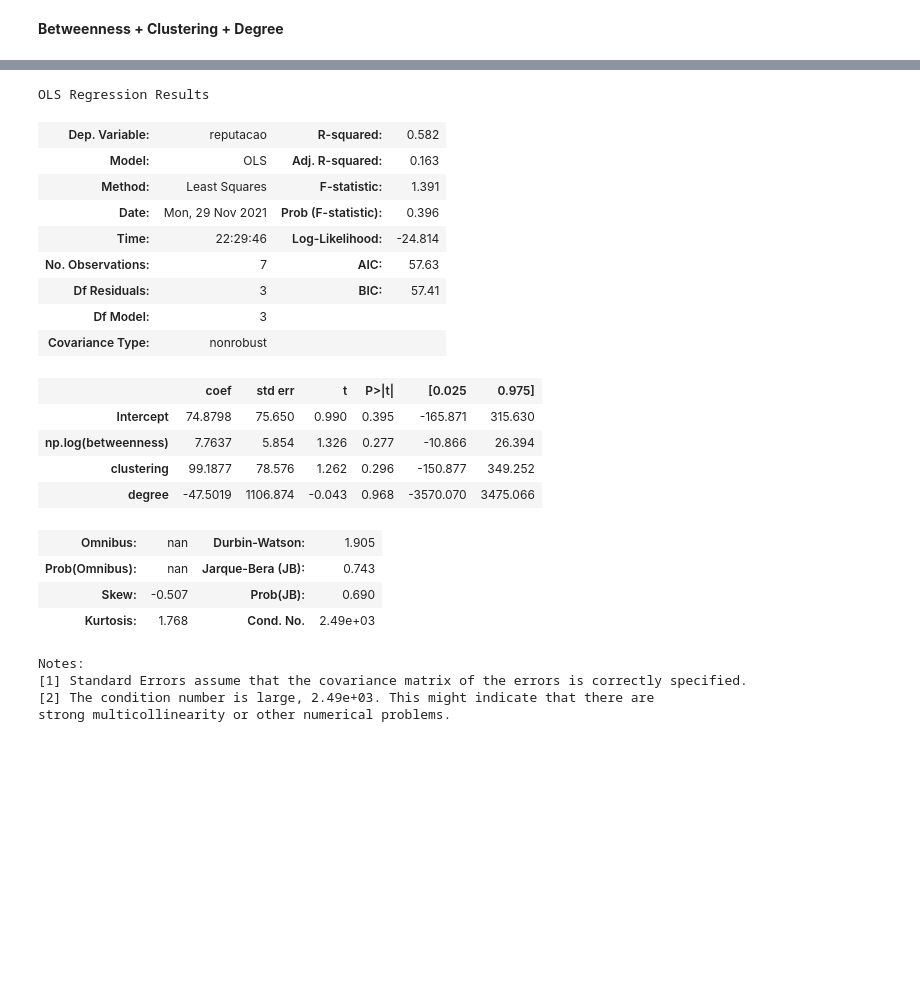
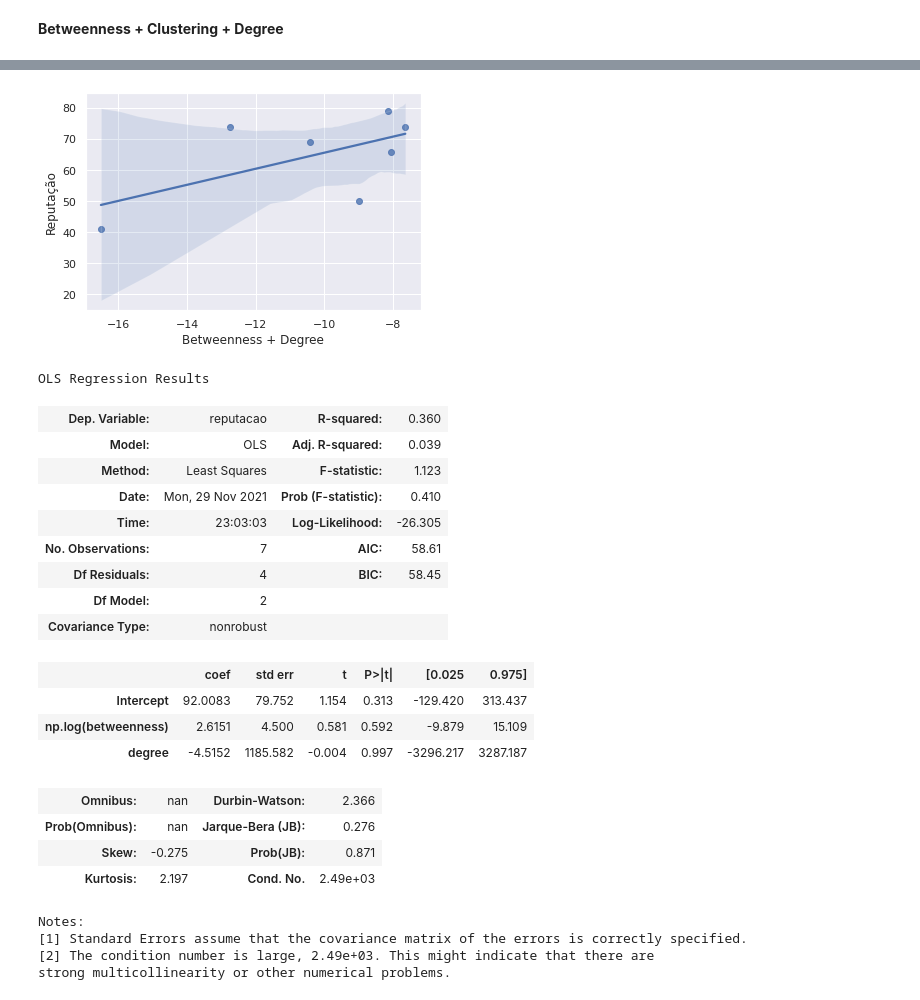
Before and after one commit to hashiprobr-classroom/parte-tecnica-do-projeto-grupoh, a Jupyter notebook: notebooks/Antes e Depois do Streaming +filmes +series.ipynb, the cells around one changed output, grey strips where cells are left out. Saved outputs shown, nothing was run; the diff lists cells and outputs as text; code cells hidden in the pictures; blank space fills up the shorter version.

```diff
--- a/notebooks/Antes e Depois do Streaming +filmes +series.ipynb
+++ b/notebooks/Antes e Depois do Streaming +filmes +series.ipynb
@@ -504,27 +497,31 @@ plot(sa, x=sa_x, xlabel="Betweenness + Clustering + Degree")
-# %%
-reg_summary(sa, formula='reputacao ~ np.log(betweenness) + clustering + degree')
-# %% [output]
-OLS Regression Results
-| Dep. Variable: | reputacao | R-squared: | 0.582 |
-| Model: | OLS | Adj. R-squared: | 0.163 |
-| Method: | Least Squares | F-statistic: | 1.391 |
-| Date: | Mon, 29 Nov 2021 | Prob (F-statistic): | 0.396 |
-| Time: | 22:29:46 | Log-Likelihood: | -24.814 |
-| No. Observations: | 7 | AIC: | 57.63 |
-| Df Residuals: | 3 | BIC: | 57.41 |
-| Df Model: | 3 |  |  |
-| Covariance Type: | nonrobust |  |  |
-|  | coef | std err | t | P>|t| | [0.025 | 0.975] |
-| Intercept | 74.8798 | 75.650 | 0.990 | 0.395 | -165.871 | 315.630 |
-| np.log(betweenness) | 7.7637 | 5.854 | 1.326 | 0.277 | -10.866 | 26.394 |
-| clustering | 99.1877 | 78.576 | 1.262 | 0.296 | -150.877 | 349.252 |
-| degree | -47.5019 | 1106.874 | -0.043 | 0.968 | -3570.070 | 3475.066 |
-| Omnibus: | nan | Durbin-Watson: | 1.905 |
-| Prob(Omnibus): | nan | Jarque-Bera (JB): | 0.743 |
-| Skew: | -0.507 | Prob(JB): | 0.690 |
-| Kurtosis: | 1.768 | Cond. No. | 2.49e+03 |
-Notes:
-[1] Standard Errors assume that the covariance matrix of the errors is correctly specified.
-[2] The condition number is large, 2.49e+03. This might indicate that there are
-strong multicollinearity or other numerical problems.
+# %%
+sa_x = np.log(sa['betweenness']) + sa['degree']
+plot(sa, x=sa_x, xlabel="Betweenness + Degree")
+# %% [output]
+[figure, added]
+# %%
+reg_summary(sa, formula='reputacao ~ np.log(betweenness) + degree')
+# %% [output]
+OLS Regression Results
+| Dep. Variable: | reputacao | R-squared: | 0.360 |
+| Model: | OLS | Adj. R-squared: | 0.039 |
+| Method: | Least Squares | F-statistic: | 1.123 |
+| Date: | Mon, 29 Nov 2021 | Prob (F-statistic): | 0.410 |
+| Time: | 23:03:03 | Log-Likelihood: | -26.305 |
+| No. Observations: | 7 | AIC: | 58.61 |
+| Df Residuals: | 4 | BIC: | 58.45 |
+| Df Model: | 2 |  |  |
+| Covariance Type: | nonrobust |  |  |
+|  | coef | std err | t | P>|t| | [0.025 | 0.975] |
+| Intercept | 92.0083 | 79.752 | 1.154 | 0.313 | -129.420 | 313.437 |
+| np.log(betweenness) | 2.6151 | 4.500 | 0.581 | 0.592 | -9.879 | 15.109 |
+| degree | -4.5152 | 1185.582 | -0.004 | 0.997 | -3296.217 | 3287.187 |
+| Omnibus: | nan | Durbin-Watson: | 2.366 |
+| Prob(Omnibus): | nan | Jarque-Bera (JB): | 0.276 |
+| Skew: | -0.275 | Prob(JB): | 0.871 |
+| Kurtosis: | 2.197 | Cond. No. | 2.49e+03 |
+Notes:
+[1] Standard Errors assume that the covariance matrix of the errors is correctly specified.
+[2] The condition number is large, 2.49e+03. This might indicate that there are
+strong multicollinearity or other numerical problems.
 # %%
```
Also changed, not shown: parts of 68 cells of this notebook, 4 other files.
